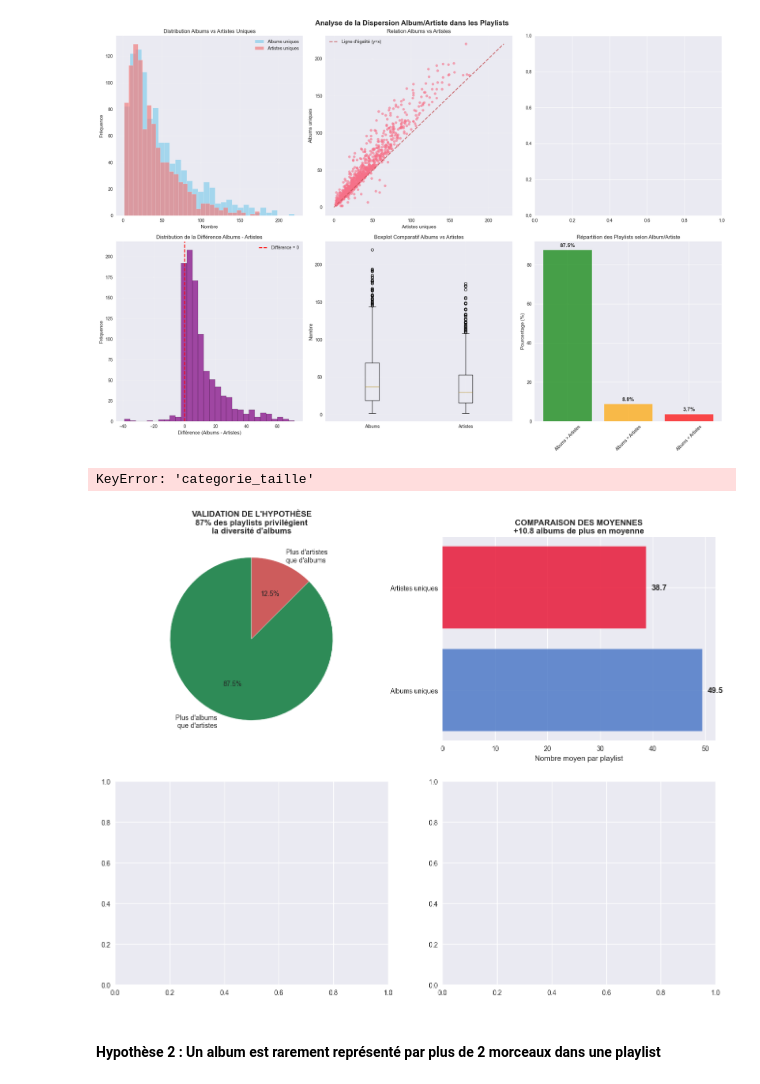
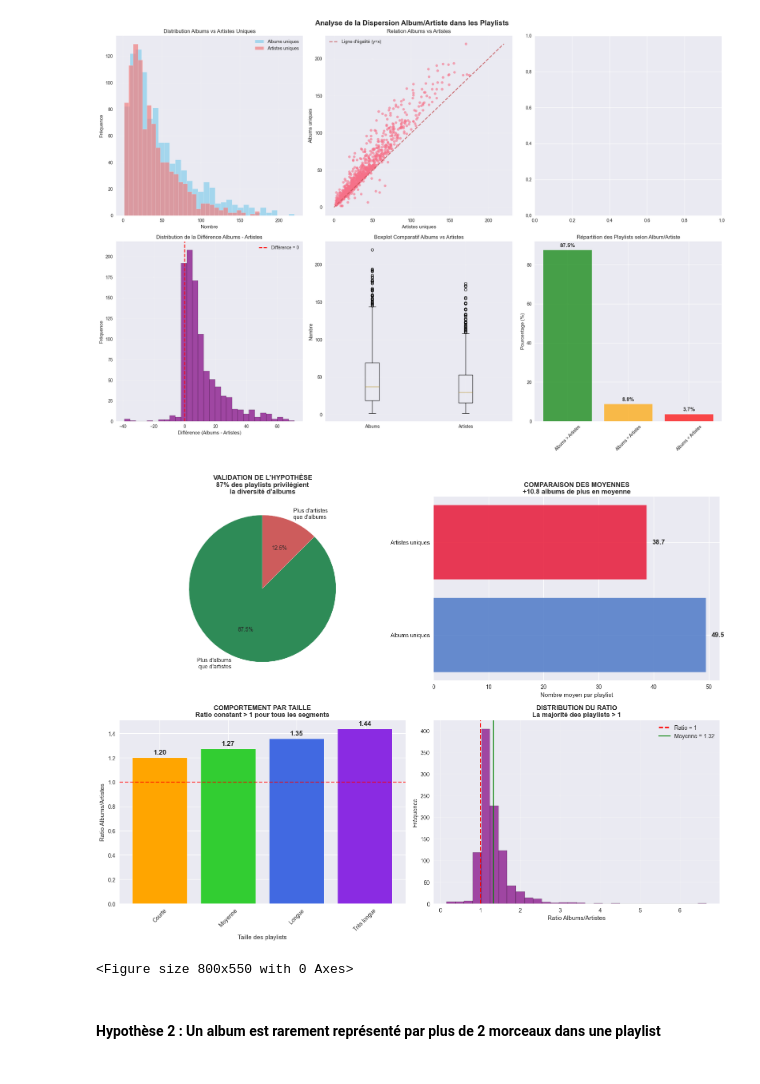
Before and after one commit to HugoHOUNTesgi/Reporting-Projet-Annuel, a Jupyter notebook: projet_reporting.ipynb, the cells around one changed output. Drawn from its saved outputs; the diff is of its cells as text; code cells hidden in the pictures.

```diff
--- a/projet_reporting.ipynb
+++ b/projet_reporting.ipynb
@@ -955,6 +955,12 @@ ax2.set_title('COMPARAISON DES MOYENNES\n+{:.1f} albums de plus en moyenne'.form
 for i, (cat, val) in enumerate(zip(categories, moyennes)):
     ax2.text(val + 1, i, f'{val:.1f}', va='center', fontweight='bold')
 
+# Créer des catégories de taille de playlist
+playlists_stats['categorie_taille'] = pd.cut(
+    playlists_stats['num_tracks'],
+    bins=[0, 20, 50, 100, float('inf')],
+    labels=['Courte (≤20 tracks)', 'Moyenne (21-50 tracks)', 'Longue (51-100 tracks)', 'Très longue (>100 tracks)']
+)
 
 # Analyse par taille
 ax3 = axes[1, 0]
@@ -972,35 +978,35 @@ ax3.set_title('COMPORTEMENT PAR TAILLE\nRatio constant > 1 pour tous les segment
 ax3.set_xticks(range(len(segments_affichage)))
 ax3.set_xticklabels([seg.split('(')[0].strip() for seg in segments_affichage], rotation=45)
 ax3.axhline(y=1, color='red', linestyle='--', alpha=0.7)
 # Annotations
 for i, val in enumerate(ratios_segments):
     ax3.text(i, val + 0.02, f'{val:.2f}', ha='center', va='bottom', fontweight='bold')
 
 
 # Distribution du ratio
 ax4 = axes[1, 1]
 ax4.hist(playlists_stats['ratio_albums_artistes'], bins=30,
          color='purple', alpha=0.7, edgecolor='black')
 ax4.axvline(1, color='red', linestyle='--', linewidth=2, label='Ratio = 1')
 ax4.axvline(ratio_moyen, color='green', linestyle='-', linewidth=2,
             label=f'Moyenne = {ratio_moyen:.2f}')
 ax4.set_xlabel('Ratio Albums/Artistes')
 ax4.set_ylabel('Fréquence')
 ax4.set_title('DISTRIBUTION DU RATIO\nLa majorité des playlists > 1',
               fontsize=12, fontweight='bold')
 ax4.legend()
 ax4.grid(True, alpha=0.3)
 
 plt.tight_layout()
 plt.show()
 
 
 # Sauvegarde du dashboard
 dashboard_path = os.path.join(output_dir, 'dashboard_dispersion_albums_artistes.png')
 plt.savefig(dashboard_path, dpi=300, bbox_inches='tight')
 # %% [output]
+[figure, new version]
-KeyError: 'categorie_taille'
+<Figure size 800x550 with 0 Axes>
-[figure, old version]
 # %% [markdown]
 #### Hypothèse 2 : Un album est rarement représenté par plus de 2 morceaux dans une playlist
 # %%
```
Also changed, not shown: parts of 1 cell of this notebook.
